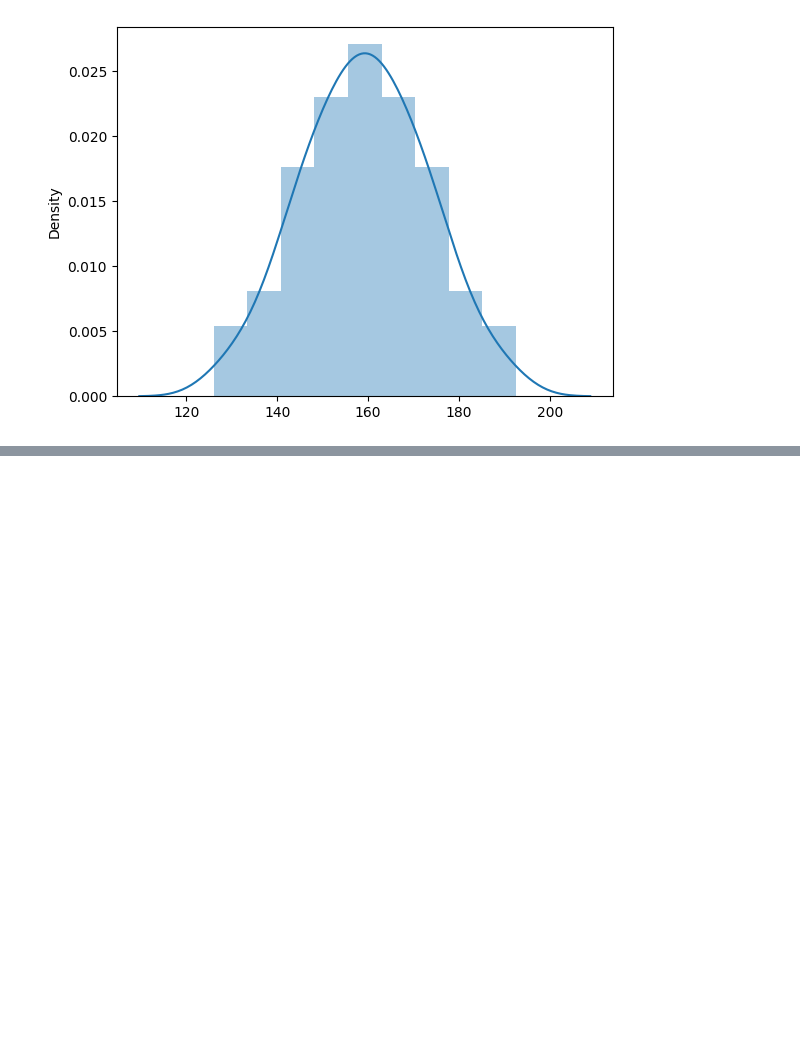
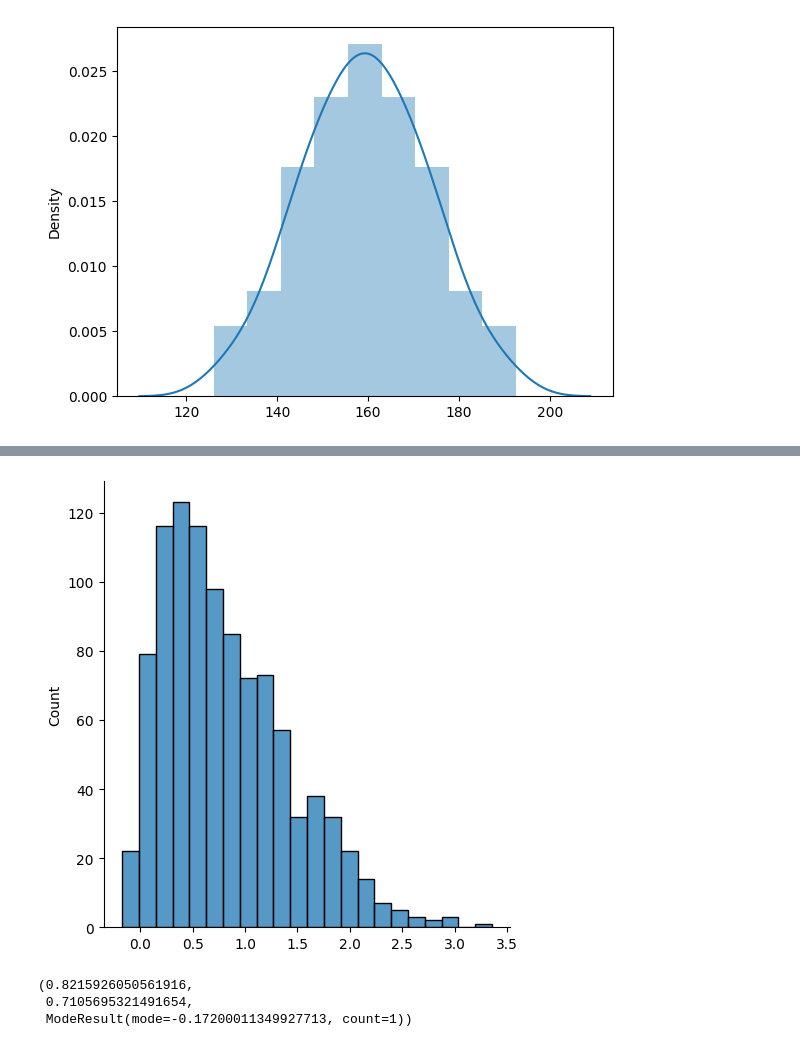
Before and after one commit to HammadN98/Curso_Estatistica, a Jupyter notebook: S6DistribuicoesEstatisticas.ipynb, the cells around one changed output, grey strips where cells are left out. Drawn from its saved outputs; the diff is of its cells as text; code cells hidden in the pictures; blank space fills up the shorter version.

```diff
--- a/S6DistribuicoesEstatisticas.ipynb
+++ b/S6DistribuicoesEstatisticas.ipynb
@@ -127,0 +153,12 @@ https://gist.github.com/mwaskom/de44147ed2974457ad6372750bbe5751
+# %%
+dados_normal_positivo = skewnorm.rvs(a=10, size=1000)
+#sns.distplot(dados_normal_positivo);
+sns.displot(dados_normal_positivo);
+# %% [output]
+[figure, added]
+# %%
+dados_normal_positivo.mean(), np.median(dados_normal_positivo), stats.mode(dados_normal_positivo)
+# %% [output]
+(0.8215926050561916,
+ 0.7105695321491654,
+ ModeResult(mode=-0.17200011349927713, count=1))
```
Also changed, not shown: parts of 7 cells of this notebook.
